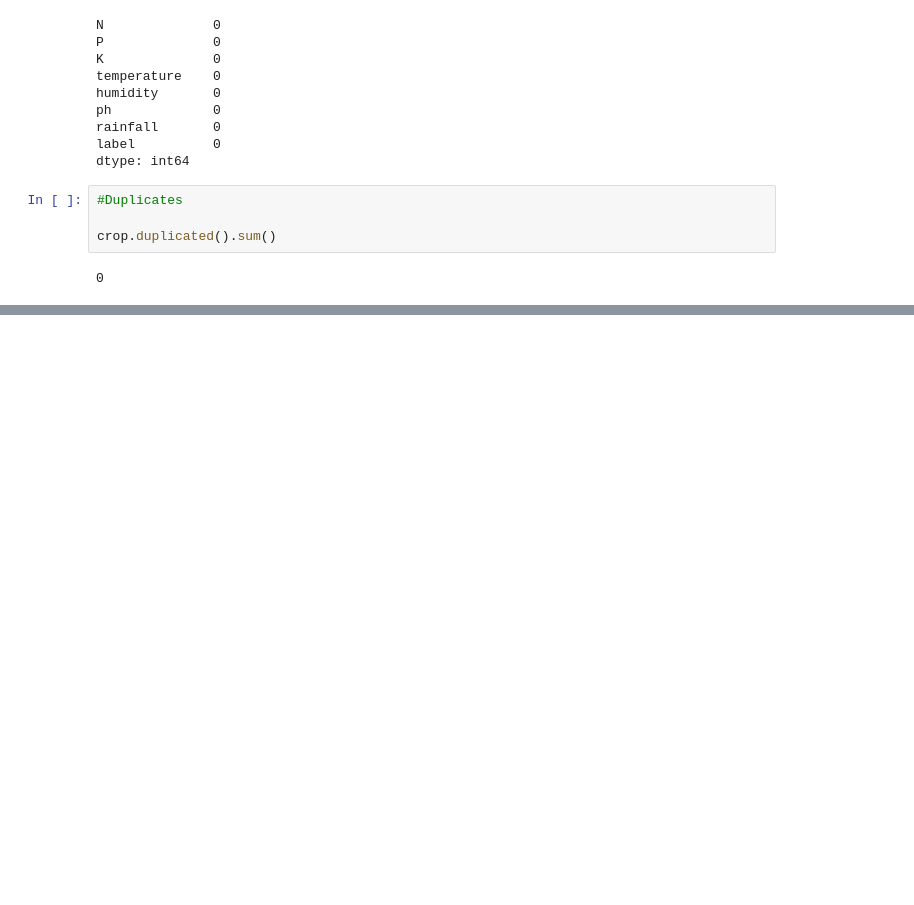
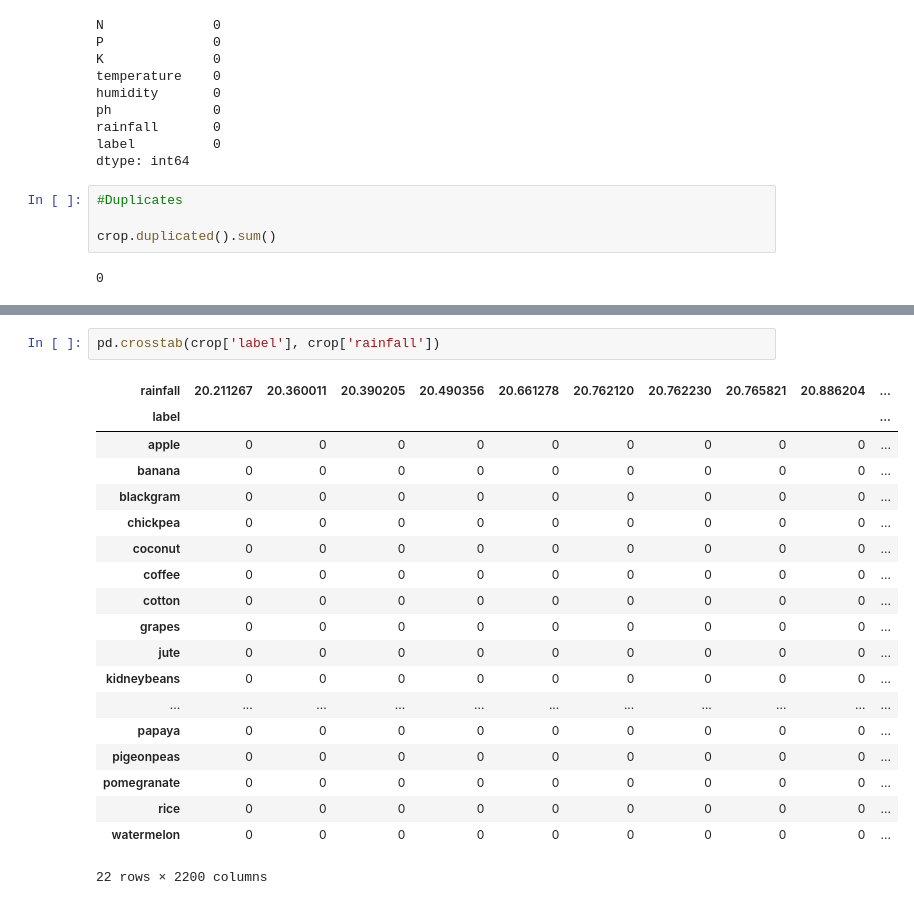
Before and after one commit to Winfry/RecommendationSystem, a Jupyter notebook: Recommendation.ipynb, the cells around one changed output, grey strips where cells are left out. Cells and saved outputs as stored; diff of their text form; blank space fills up the shorter version.

```diff
--- a/Recommendation.ipynb
+++ b/Recommendation.ipynb
@@ -142,0 +156,22 @@ crop.duplicated().sum()
+# %%
+pd.crosstab(crop['label'], crop['rainfall'])
+# %% [output]
+| rainfall | 20.211267 | 20.360011 | 20.390205 | 20.490356 | 20.661278 | 20.762120 | 20.762230 | 20.765821 | 20.886204 | ... |
+| label |  |  |  |  |  |  |  |  |  | ... |
+| apple | 0 | 0 | 0 | 0 | 0 | 0 | 0 | 0 | 0 | ... |
+| banana | 0 | 0 | 0 | 0 | 0 | 0 | 0 | 0 | 0 | ... |
+| blackgram | 0 | 0 | 0 | 0 | 0 | 0 | 0 | 0 | 0 | ... |
+| chickpea | 0 | 0 | 0 | 0 | 0 | 0 | 0 | 0 | 0 | ... |
+| coconut | 0 | 0 | 0 | 0 | 0 | 0 | 0 | 0 | 0 | ... |
+| coffee | 0 | 0 | 0 | 0 | 0 | 0 | 0 | 0 | 0 | ... |
+| cotton | 0 | 0 | 0 | 0 | 0 | 0 | 0 | 0 | 0 | ... |
+| grapes | 0 | 0 | 0 | 0 | 0 | 0 | 0 | 0 | 0 | ... |
+| jute | 0 | 0 | 0 | 0 | 0 | 0 | 0 | 0 | 0 | ... |
+| kidneybeans | 0 | 0 | 0 | 0 | 0 | 0 | 0 | 0 | 0 | ... |
+| ... | ... | ... | ... | ... | ... | ... | ... | ... | ... | ... |
+| papaya | 0 | 0 | 0 | 0 | 0 | 0 | 0 | 0 | 0 | ... |
+| pigeonpeas | 0 | 0 | 0 | 0 | 0 | 0 | 0 | 0 | 0 | ... |
+| pomegranate | 0 | 0 | 0 | 0 | 0 | 0 | 0 | 0 | 0 | ... |
+| rice | 0 | 0 | 0 | 0 | 0 | 0 | 0 | 0 | 0 | ... |
+| watermelon | 0 | 0 | 0 | 0 | 0 | 0 | 0 | 0 | 0 | ... |
+22 rows × 2200 columns
```
Also changed, not shown: parts of 3 cells of this notebook.
